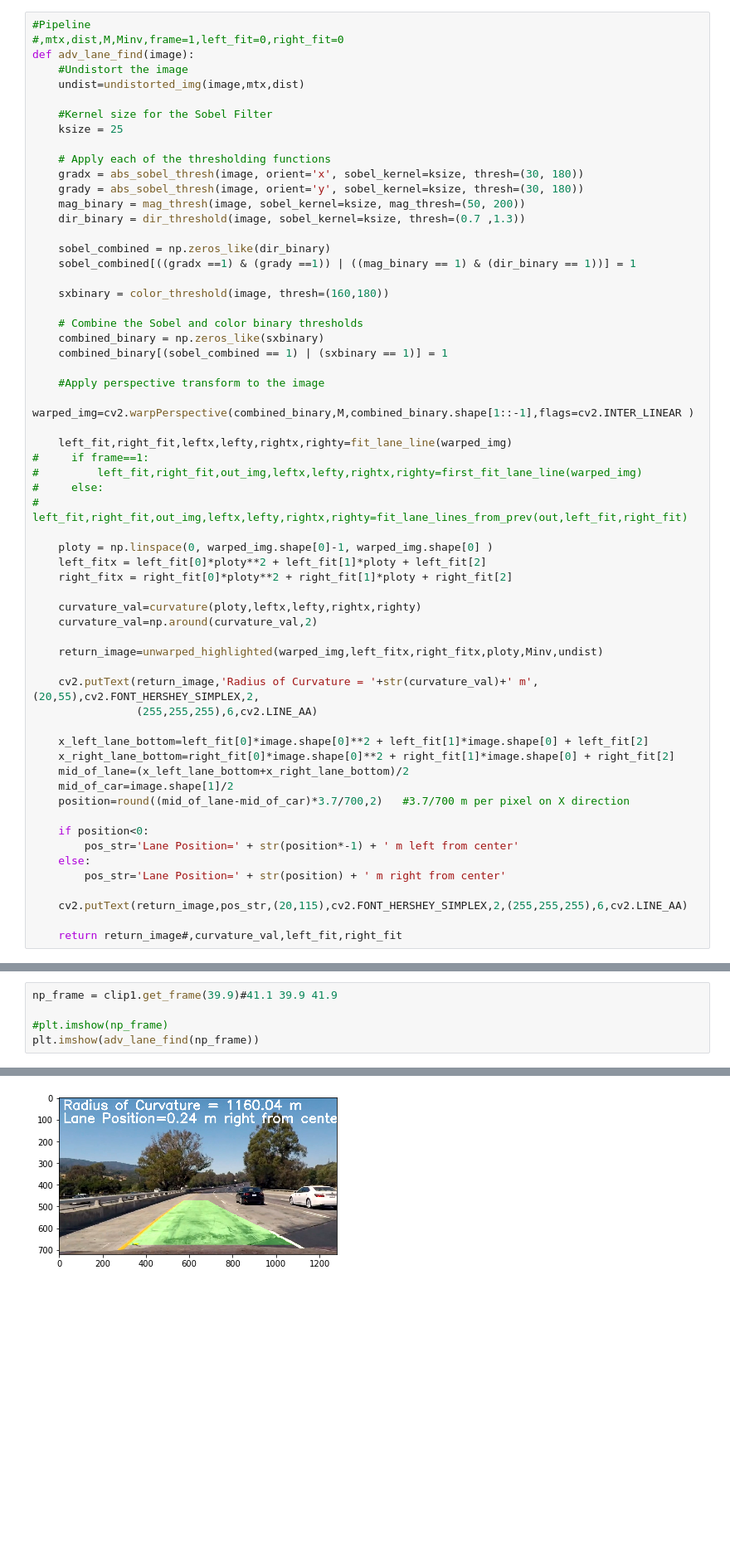
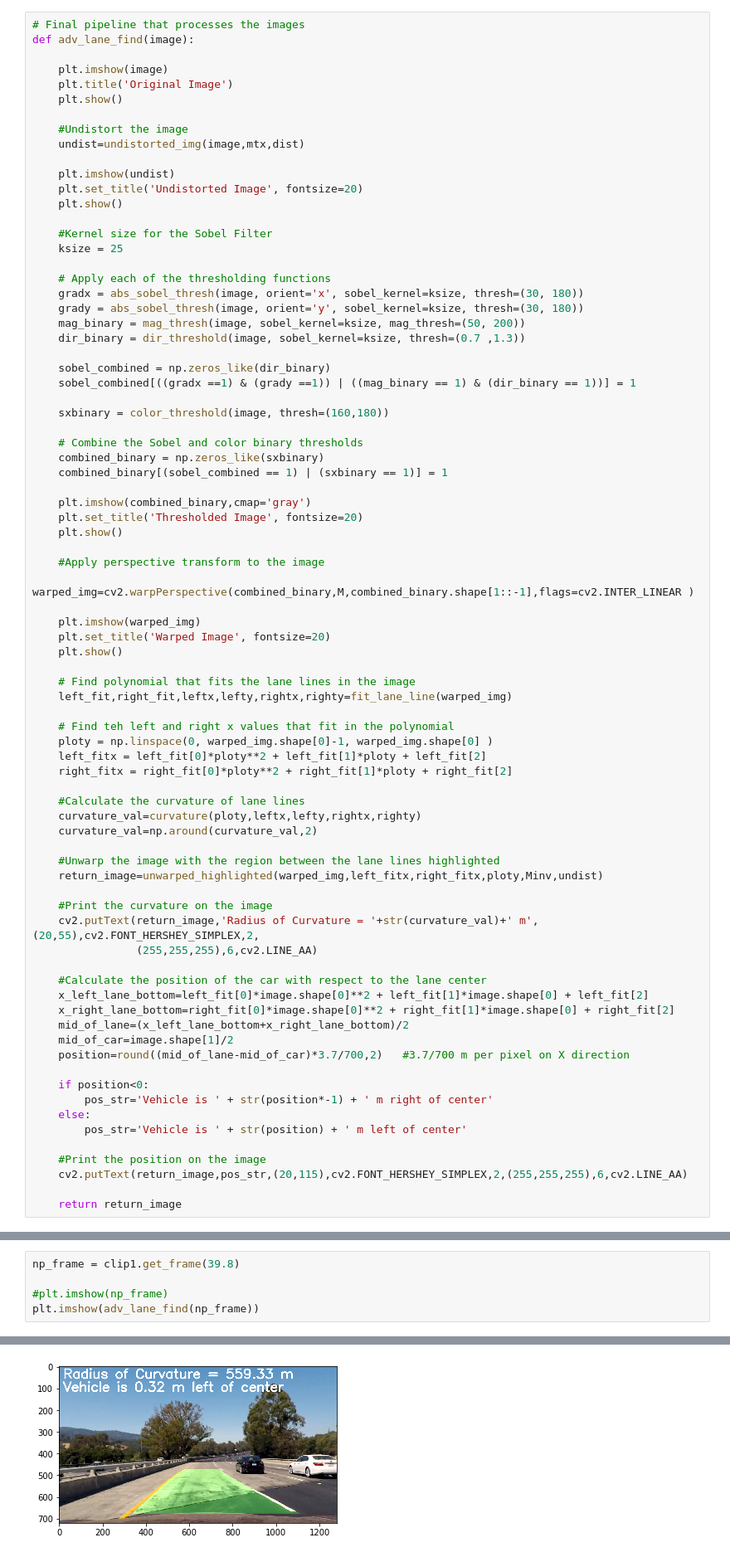
Before and after one commit to navinrahim/CarND-Advanced-Lane-Lines, a Jupyter notebook: Adv_Lane_finding.ipynb, the cells around one changed output, grey strips where cells are left out. Shown at 83% size. Saved outputs shown, nothing was run; the diff lists cells and outputs as text; blank space fills up the shorter version.

```diff
--- a/Adv_Lane_finding.ipynb
+++ b/Adv_Lane_finding.ipynb
@@ -385,11 +431,19 @@ def unwarped_highlighted(warped_img,left_fitx,right_fitx,ploty,Minv,undist):
     result = cv2.addWeighted(undist, 1, newwarp, 0.3, 0)
     return result
 # %%
-#Pipeline
-#,mtx,dist,M,Minv,frame=1,left_fit=0,right_fit=0
+# Final pipeline that processes the images
 def adv_lane_find(image):
+
+    plt.imshow(image)
+    plt.title('Original Image')
+    plt.show()
+
     #Undistort the image
     undist=undistorted_img(image,mtx,dist)
+
+    plt.imshow(undist)
+    plt.set_title('Undistorted Image', fontsize=20)
+    plt.show()
 
     #Kernel size for the Sobel Filter
     ksize = 25
@@ -409,27 +463,37 @@ def adv_lane_find(image):
     combined_binary = np.zeros_like(sxbinary)
     combined_binary[(sobel_combined == 1) | (sxbinary == 1)] = 1
 
+    plt.imshow(combined_binary,cmap='gray')
+    plt.set_title('Thresholded Image', fontsize=20)
+    plt.show()
+
     #Apply perspective transform to the image
     warped_img=cv2.warpPerspective(combined_binary,M,combined_binary.shape[1::-1],flags=cv2.INTER_LINEAR )
 
+    plt.imshow(warped_img)
+    plt.set_title('Warped Image', fontsize=20)
+    plt.show()
+
+    # Find polynomial that fits the lane lines in the image
     left_fit,right_fit,leftx,lefty,rightx,righty=fit_lane_line(warped_img)
-#     if frame==1:
-#         left_fit,right_fit,out_img,leftx,lefty,rightx,righty=first_fit_lane_line(warped_img)
-#     else:
-#         left_fit,right_fit,out_img,leftx,lefty,rightx,righty=fit_lane_lines_from_prev(out,left_fit,right_fit)
 
+    # Find teh left and right x values that fit in the polynomial
     ploty = np.linspace(0, warped_img.shape[0]-1, warped_img.shape[0] )
     left_fitx = left_fit[0]*ploty**2 + left_fit[1]*ploty + left_fit[2]
     right_fitx = right_fit[0]*ploty**2 + right_fit[1]*ploty + right_fit[2]
 
+    #Calculate the curvature of lane lines
     curvature_val=curvature(ploty,leftx,lefty,rightx,righty)
     curvature_val=np.around(curvature_val,2)
 
+    #Unwarp the image with the region between the lane lines highlighted
     return_image=unwarped_highlighted(warped_img,left_fitx,right_fitx,ploty,Minv,undist)
 
+    #Print the curvature on the image
     cv2.putText(return_image,'Radius of Curvature = '+str(curvature_val)+' m',(20,55),cv2.FONT_HERSHEY_SIMPLEX,2,
                 (255,255,255),6,cv2.LINE_AA)
 
+    #Calculate the position of the car with respect to the lane center
     x_left_lane_bottom=left_fit[0]*image.shape[0]**2 + left_fit[1]*image.shape[0] + left_fit[2]
     x_right_lane_bottom=right_fit[0]*image.shape[0]**2 + right_fit[1]*image.shape[0] + right_fit[2]
     mid_of_lane=(x_left_lane_bottom+x_right_lane_bottom)/2
@@ -437,10 +501,11 @@ def adv_lane_find(image):
     position=round((mid_of_lane-mid_of_car)*3.7/700,2)   #3.7/700 m per pixel on X direction
 
     if position<0:
-        pos_str='Lane Position=' + str(position*-1) + ' m left from center'
+        pos_str='Vehicle is ' + str(position*-1) + ' m right of center'
     else:
-        pos_str='Lane Position=' + str(position) + ' m right from center'
+        pos_str='Vehicle is ' + str(position) + ' m left of center'
 
+    #Print the position on the image
     cv2.putText(return_image,pos_str,(20,115),cv2.FONT_HERSHEY_SIMPLEX,2,(255,255,255),6,cv2.LINE_AA)
 
-    return return_image#,curvature_val,left_fit,right_fit
+    return return_image
@@ -487,11 +528,11 @@ Wall time: 16min 7s
 # %%
-np_frame = clip1.get_frame(39.9)#41.1 39.9 41.9
+np_frame = clip1.get_frame(39.8)
 
 #plt.imshow(np_frame)
 plt.imshow(adv_lane_find(np_frame))
 # %% [output]
 <matplotlib.image.AxesImage at 0x...>
-[figure, old version]
+[figure, new version]
 # %%
 #Printing the thresholded output image
 # Read in an image
```
Also changed, not shown: parts of 13 cells of this notebook, 1 other file.
